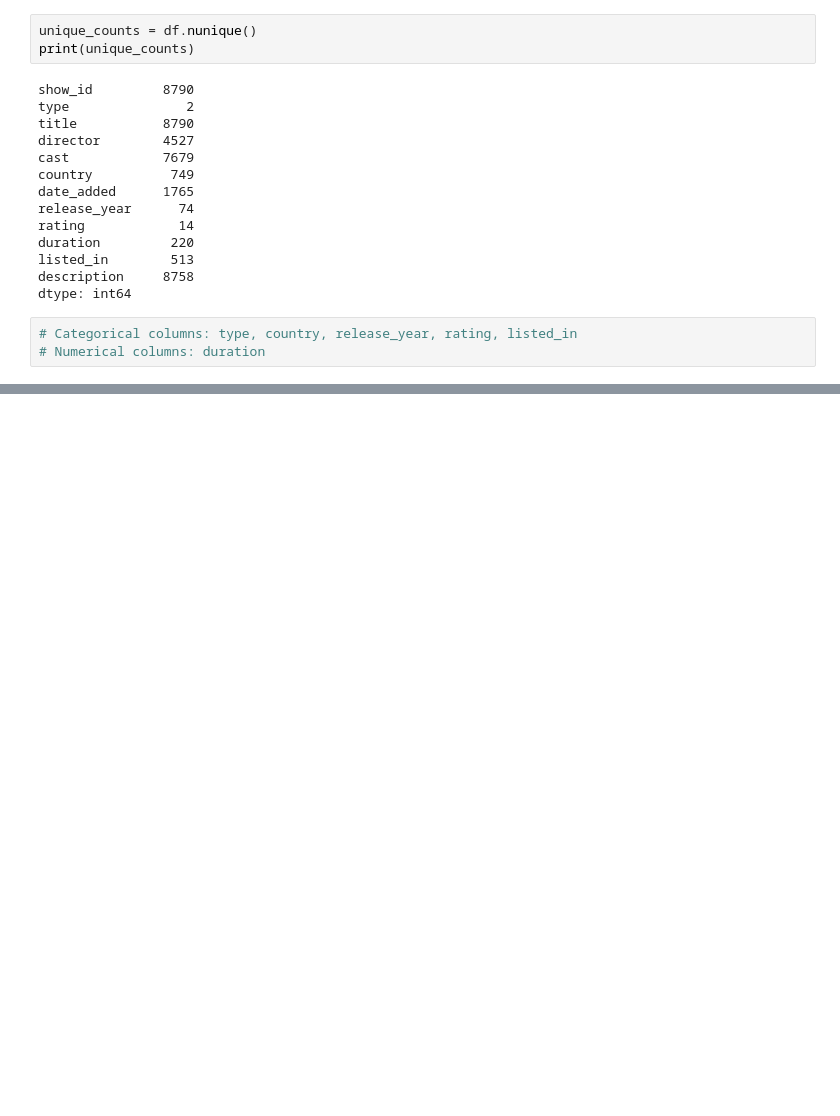
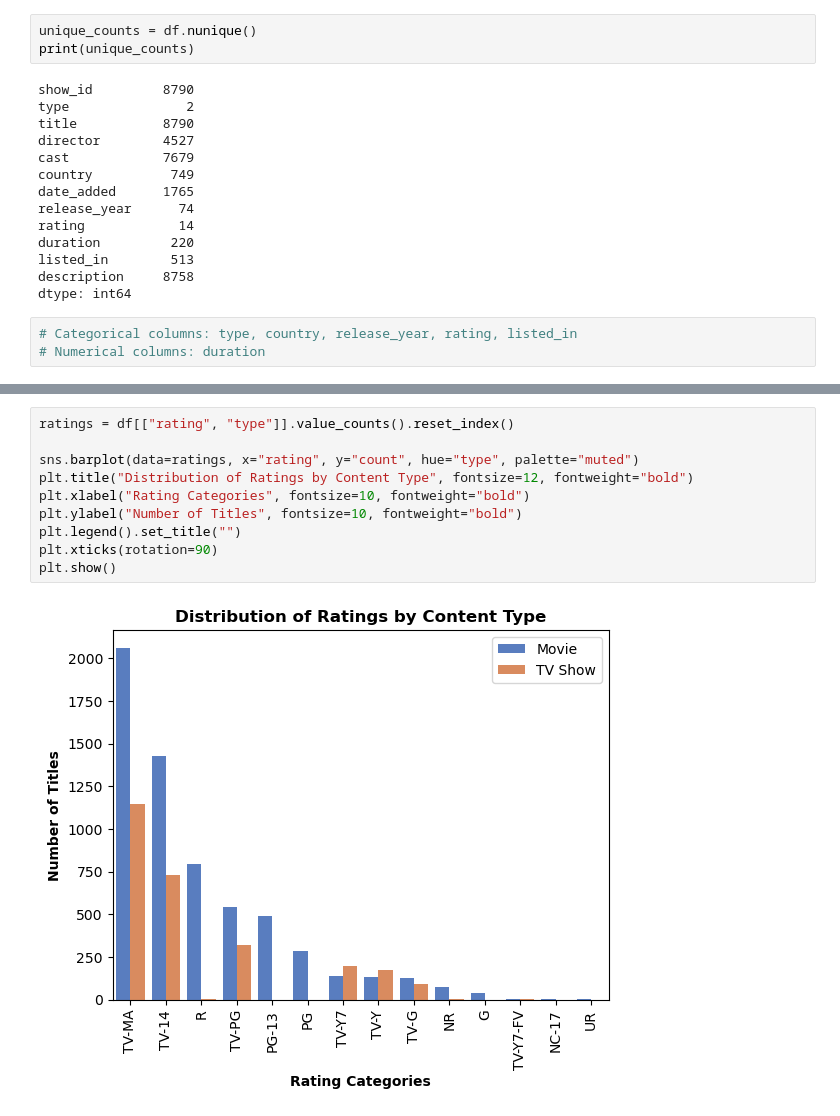
Before and after one commit to berkaygirgin/netflix-data-analysis, a Jupyter notebook: notebook/netflix_analysis.ipynb, the cells around one changed output, grey strips where cells are left out. Cells and saved outputs as stored; diff of their text form; blank space fills up the shorter version.

```diff
--- a/notebook/netflix_analysis.ipynb
+++ b/notebook/netflix_analysis.ipynb
@@ -149,0 +157,12 @@ plt.show()
+# %%
+ratings = df[["rating", "type"]].value_counts().reset_index()
+
+sns.barplot(data=ratings, x="rating", y="count", hue="type", palette="muted")
+plt.title("Distribution of Ratings by Content Type", fontsize=12, fontweight="bold")
+plt.xlabel("Rating Categories", fontsize=10, fontweight="bold")
+plt.ylabel("Number of Titles", fontsize=10, fontweight="bold")
+plt.legend().set_title("")
+plt.xticks(rotation=90)
+plt.show()
+# %% [output]
+[figure, added]
```
Also changed, not shown: parts of 8 cells of this notebook.
